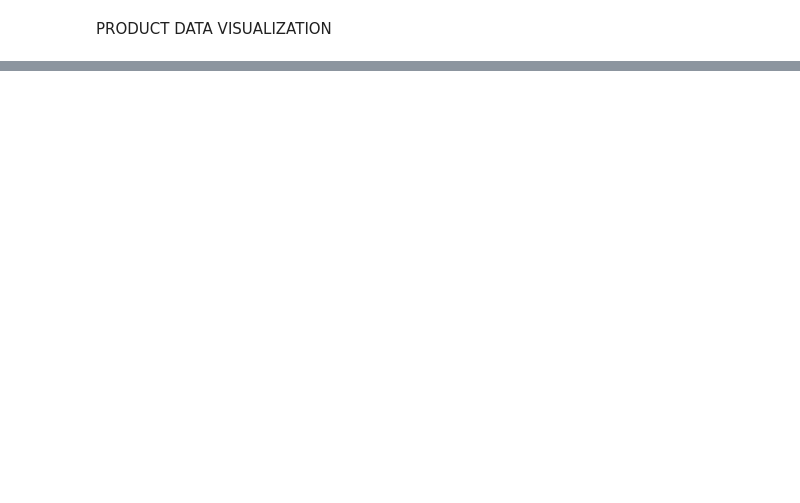
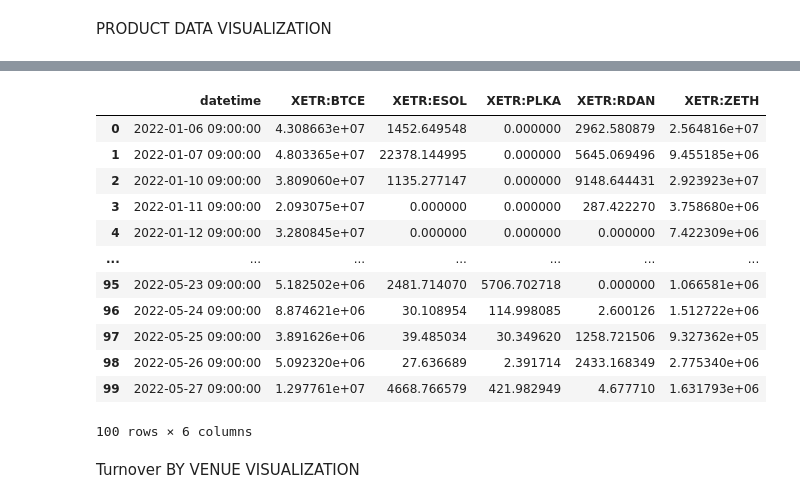
Before and after one commit to RebellionL/tvdatafeed, a Jupyter notebook: tv.ipynb, the cells around one changed output, grey strips where cells are left out. Saved outputs shown, nothing was run; the diff lists cells and outputs as text; code cells hidden in the pictures; blank space fills up the shorter version.

Commit message:
updated visualization

```diff
--- a/tv.ipynb
+++ b/tv.ipynb
@@ -935,0 +1037,31 @@ fig_combined.show()
+# %%
+#ETC-Group XETRA
+ETC_xetr = pd.concat([pd_ETC_GROUP_XETRA_ADA, pd_ETC_GROUP_XETRA_BTC, pd_ETC_GROUP_XETRA_DOT, pd_ETC_GROUP_XETRA_ETH, pd_ETC_GROUP_XETRA_SOL])
+
+#ETC Products Pivot table
+pivot_ETC_xetr = (
+    ETC_xetr.pivot_table(index=['datetime'],
+                   columns='symbol',
+                   values='turnover',
+                   aggfunc='first')
+        .rename_axis(columns=None)
+        .reset_index()
+        .fillna(0)
+)
+pivot_ETC_xetr
+# %% [output]
+|  | datetime | XETR:BTCE | XETR:ESOL | XETR:PLKA | XETR:RDAN | XETR:ZETH |
+| 0 | 2022-01-06 09:00:00 | 4.308663e+07 | 1452.649548 | 0.000000 | 2962.580879 | 2.564816e+07 |
+| 1 | 2022-01-07 09:00:00 | 4.803365e+07 | 22378.144995 | 0.000000 | 5645.069496 | 9.455185e+06 |
+| 2 | 2022-01-10 09:00:00 | 3.809060e+07 | 1135.277147 | 0.000000 | 9148.644431 | 2.923923e+07 |
+| 3 | 2022-01-11 09:00:00 | 2.093075e+07 | 0.000000 | 0.000000 | 287.422270 | 3.758680e+06 |
+| 4 | 2022-01-12 09:00:00 | 3.280845e+07 | 0.000000 | 0.000000 | 0.000000 | 7.422309e+06 |
+| ... | ... | ... | ... | ... | ... | ... |
+| 95 | 2022-05-23 09:00:00 | 5.182502e+06 | 2481.714070 | 5706.702718 | 0.000000 | 1.066581e+06 |
+| 96 | 2022-05-24 09:00:00 | 8.874621e+06 | 30.108954 | 114.998085 | 2.600126 | 1.512722e+06 |
+| 97 | 2022-05-25 09:00:00 | 3.891626e+06 | 39.485034 | 30.349620 | 1258.721506 | 9.327362e+05 |
+| 98 | 2022-05-26 09:00:00 | 5.092320e+06 | 27.636689 | 2.391714 | 2433.168349 | 2.775340e+06 |
+| 99 | 2022-05-27 09:00:00 | 1.297761e+07 | 4668.766579 | 421.982949 | 4.677710 | 1.631793e+06 |
+100 rows × 6 columns
+# %% [markdown]
+Turnover BY VENUE VISUALIZATION
```
Also changed, not shown: parts of 14 cells of this notebook.
